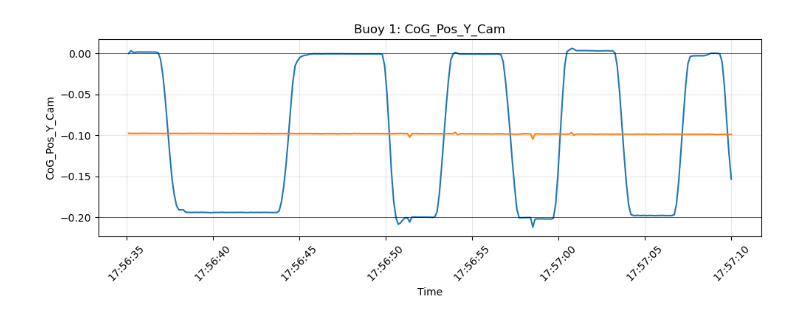
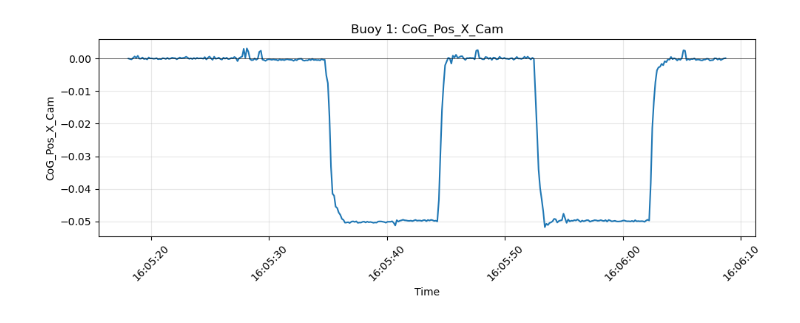
Before and after one commit to hmartensmeyer/Aruco-tracking, a Jupyter notebook: quickAnalysis_HMM.ipynb, the cells around one changed output. Saved outputs shown, nothing was run; the diff lists cells and outputs as text; code cells hidden in the pictures.

```diff
--- a/quickAnalysis_HMM.ipynb
+++ b/quickAnalysis_HMM.ipynb
@@ -5,7 +5,7 @@ import pandas as pd
 from pathlib import Path
 # %%
 # try to plot the test case
-experiment_dir = Path("buoy_tracking_data/experiments/experiment_live_20260521_175620")
+experiment_dir = Path("buoy_tracking_data/experiments/experiment_live_20260522_160512")
 filename = experiment_dir / "tracking_data_cog.csv"
 # %%
 df = pd.read_csv(filename)
@@ -28,41 +28,41 @@ Columns: 25
 5 rows × 25 columns
 # %%
-buoy_1 = df[df["Buoy_ID"] == 1].copy()
+buoy_1 = df[df["Buoy_ID"] == 10].copy()
 buoy_1["DateTime"] = pd.to_datetime(buoy_1["Date"] + " " + buoy_1["Time"])
 
-buoy_2 = df[df["Buoy_ID"] == 2].copy()
-buoy_2["DateTime"] = pd.to_datetime(buoy_2["Date"] + " " + buoy_2["Time"])
+#buoy_2 = df[df["Buoy_ID"] == 2].copy()
+#buoy_2["DateTime"] = pd.to_datetime(buoy_2["Date"] + " " + buoy_2["Time"])
 
 # Edit these to constrain the plot window. Use None for no limit.
-start_time = "2026-05-21 17:56:35"
-end_time = "2026-05-21 17:57:10"
+start_time = "2026-05-22 16:05:18"
+end_time = "2026-05-22 16:07:59"
 
 plot_df_1 = buoy_1.copy()
-plot_df_2 = buoy_2.copy()
+#plot_df_2 = buoy_2.copy()
 if start_time is not None:
     plot_df_1 = plot_df_1[plot_df_1["DateTime"] >= pd.to_datetime(start_time)]
-    plot_df_2 = plot_df_2[plot_df_2["DateTime"] >= pd.to_datetime(start_time)]
+    #plot_df_2 = plot_df_2[plot_df_2["DateTime"] >= pd.to_datetime(start_time)]
 if end_time is not None:
     plot_df_1 = plot_df_1[plot_df_1["DateTime"] <= pd.to_datetime(end_time)]
-    plot_df_2 = plot_df_2[plot_df_2["DateTime"] <= pd.to_datetime(end_time)]
+    #plot_df_2 = plot_df_2[plot_df_2["DateTime"] <= pd.to_datetime(end_time)]
 
 # Shift so first value of buoy 1 becomes zero
-y0 = plot_df_1["CoG_Pos_Y_Cam"].iloc[0]
-
-plot_df_1["CoG_Pos_Y_Cam_shifted"] = plot_df_1["CoG_Pos_Y_Cam"] - y0
-plot_df_2["CoG_Pos_Y_Cam_shifted"] = plot_df_2["CoG_Pos_Y_Cam"] - y0
+y0 = plot_df_1["CoG_Pos_X_Cam"].iloc[0]
+plot_df_1["CoG_Pos_X_Cam_shifted"] = plot_df_1["CoG_Pos_X_Cam"] - y0
+#plot_df_2["CoG_Pos_Y_Cam_shifted"] = plot_df_2["CoG_Pos_Y_Cam"] - y0
 
 
 plt.figure(figsize=(10, 4))
-plt.plot(plot_df_1["DateTime"], plot_df_1["CoG_Pos_Y_Cam_shifted"])
-plt.plot(plot_df_2["DateTime"], plot_df_2["CoG_Pos_Y_Cam_shifted"])
+plt.plot(plot_df_1["DateTime"], plot_df_1["CoG_Pos_X_Cam_shifted"])
+#plt.plot(plot_df_2["DateTime"], plot_df_2["CoG_Pos_Y_Cam_shifted"])
 plt.axhline(0, color='k', linewidth=0.7, alpha=0.6)
-plt.axhline(-0.2, color='k', linewidth=0.7, alpha=0.6)
+#plt.axhline(-0.2, color='k', linewidth=0.7, alpha=0.6)
 plt.xlabel("Time")
-plt.ylabel("CoG_Pos_Y_Cam")
-plt.title("Buoy 1: CoG_Pos_Y_Cam")
+plt.ylabel("CoG_Pos_X_Cam")
+plt.title("Buoy 1: CoG_Pos_X_Cam")
 plt.grid(True, alpha=0.3)
 plt.xticks(rotation=45)
 plt.tight_layout()
+plt.savefig('figures/validaitionOctogon')
 # %% [output]
-[figure, old version]
+[figure, new version]
```
Also changed, not shown: parts of 4 cells of this notebook, 6 other files.
